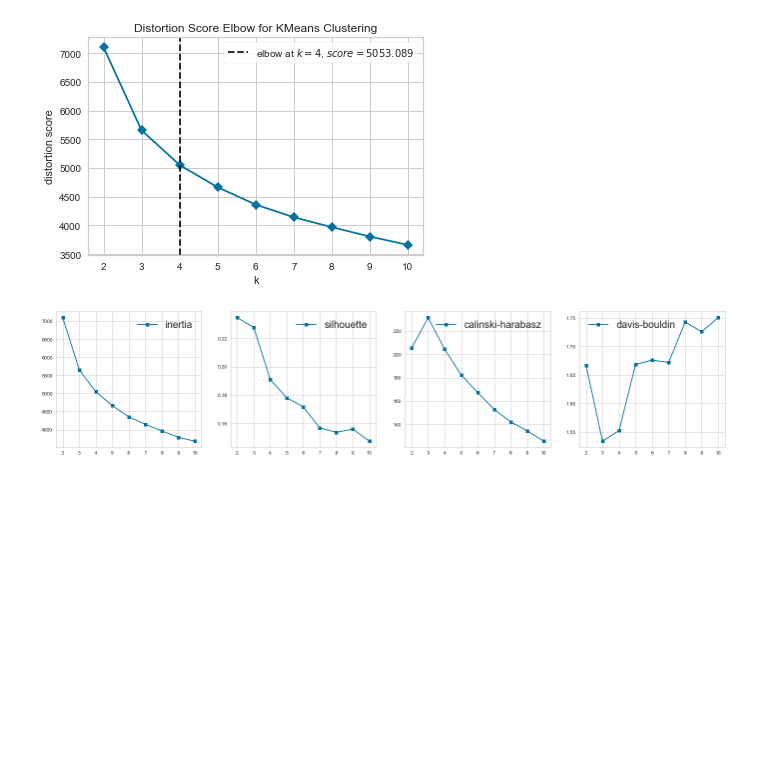
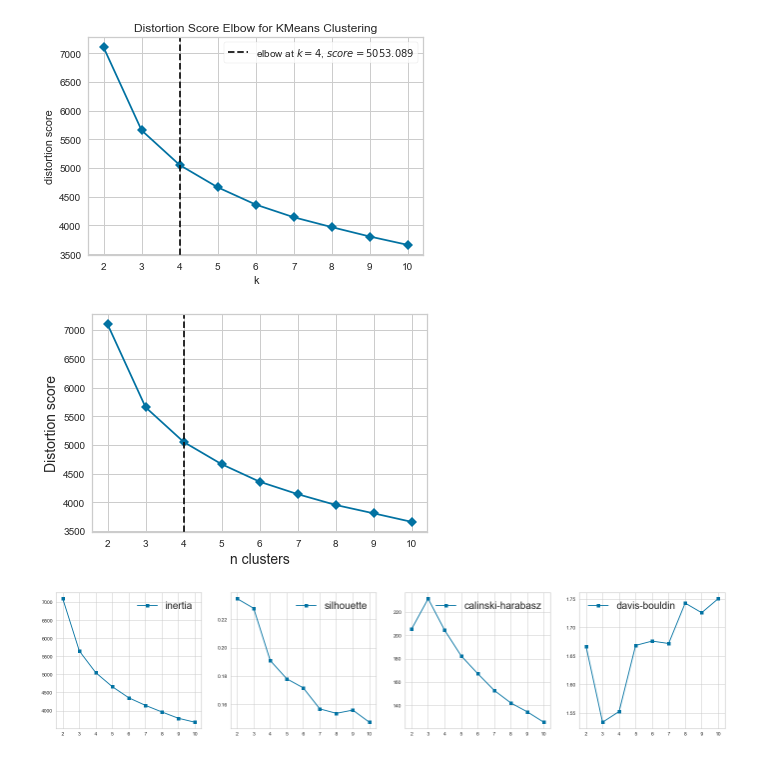
Before and after one commit to DKudryavtsev/BZCAT-Clustering, a Jupyter notebook: main_model.ipynb, the cells around one changed output. Cells and saved outputs as stored; diff of their text form; code cells hidden in the pictures; blank space fills up the shorter version.

```diff
--- a/main_model.ipynb
+++ b/main_model.ipynb
@@ -584,6 +620,18 @@ Looking at the metrics (the optimal number of clusters)
 yb_elbow(X)
 # %% [output]
 [figure]
+# %%
+# Figure for the paper
+
+vis_distortion = KElbowVisualizer(
+    cluster.KMeans(), timings=False)
+vis_distortion.fit(X)
+#vis_distortion.show(outpath="kelbow_minibatchkmeans.eps");
+vis_distortion.ax.set_xlabel('n clusters', fontsize=14)
+vis_distortion.ax.set_ylabel('Distortion score', fontsize=14)
+plt.savefig('./figs/elbow.eps', format='eps')
+# %% [output]
+[figure, added]
 # %%
 plot_metrics(X)
 # %% [output]
```
Also changed, not shown: parts of 4 cells of this notebook, 2 other files.
